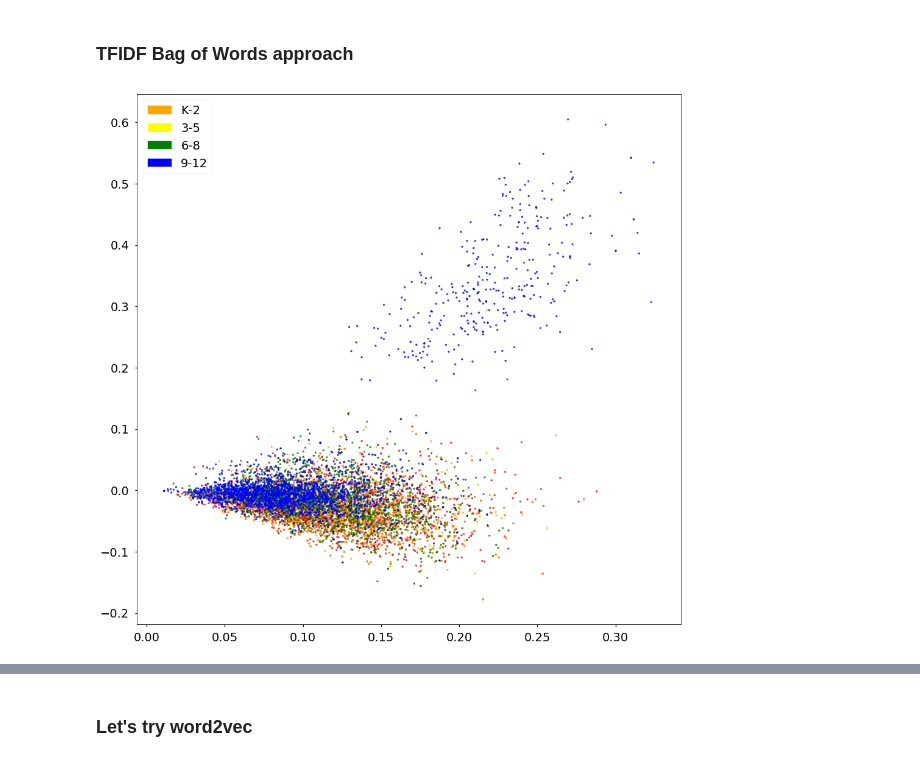
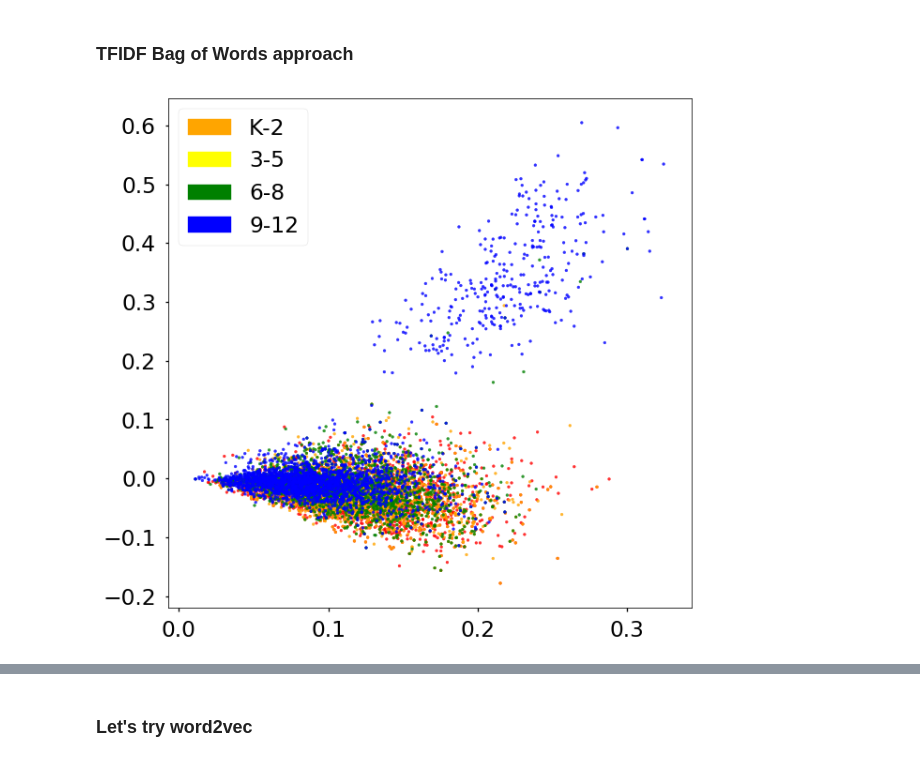
Before and after one commit to sameerank/book-description-nlp, a Jupyter notebook: Literature synopsis NLP.ipynb, the cells around one changed output, grey strips where cells are left out. Cells and saved outputs as stored; diff of their text form; code cells hidden in the pictures.

```diff
--- a/Literature synopsis NLP.ipynb
+++ b/Literature synopsis NLP.ipynb
@@ -337,9 +340,9 @@ pickle_output = open("tfidf_vectorizer.pickle","wb")
 pickle.dump(tfidf_vectorizer, pickle_output, pickle.HIGHEST_PROTOCOL)
 pickle_output.close()
 # %%
-fig = plt.figure(figsize=(16, 16))
+fig = plt.figure(figsize=(10, 10))
 plot_LSA(tfidfs, list_labels)
 plt.show()
 # %% [output]
-[figure, old version]
+[figure, new version]
 # %%
```
Also changed, not shown: parts of 28 cells of this notebook, 3 other files.
